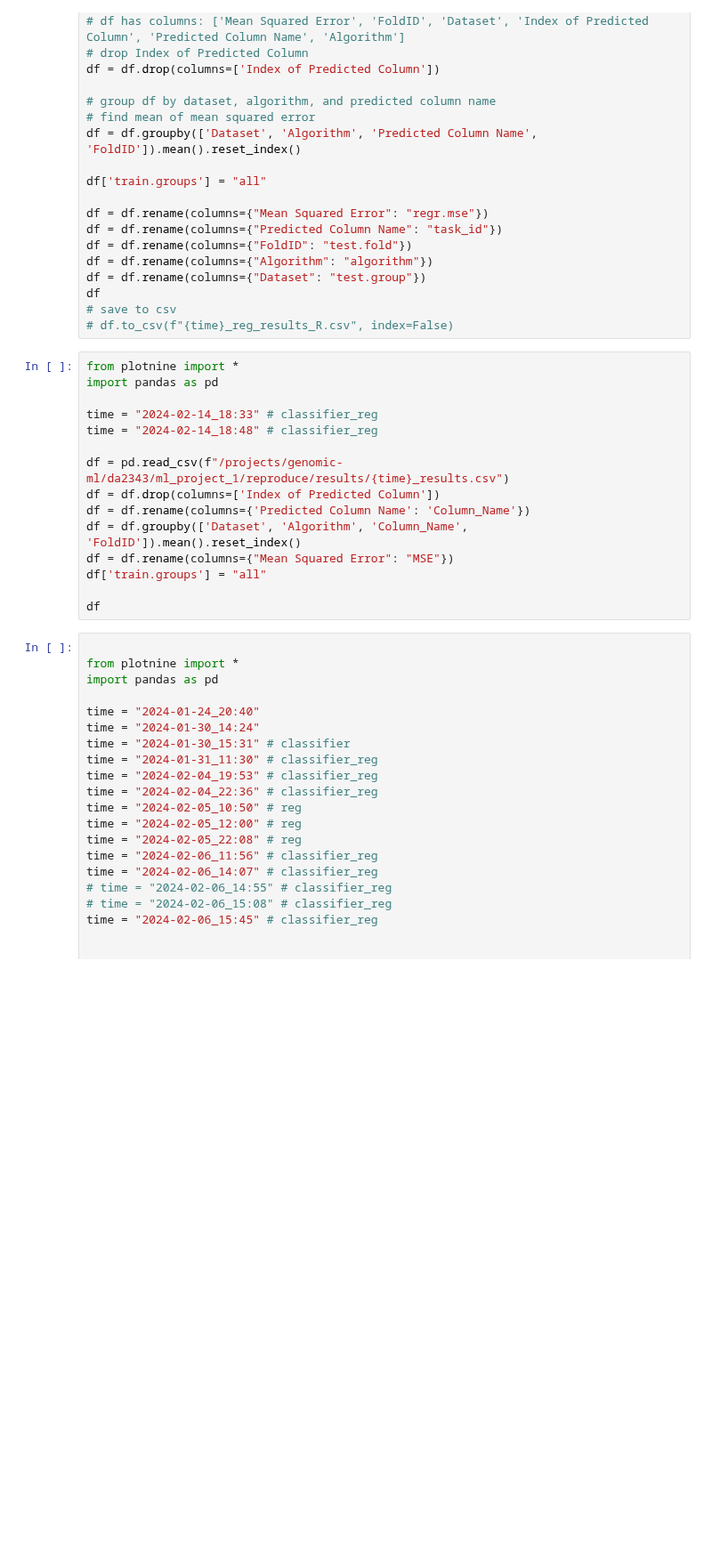
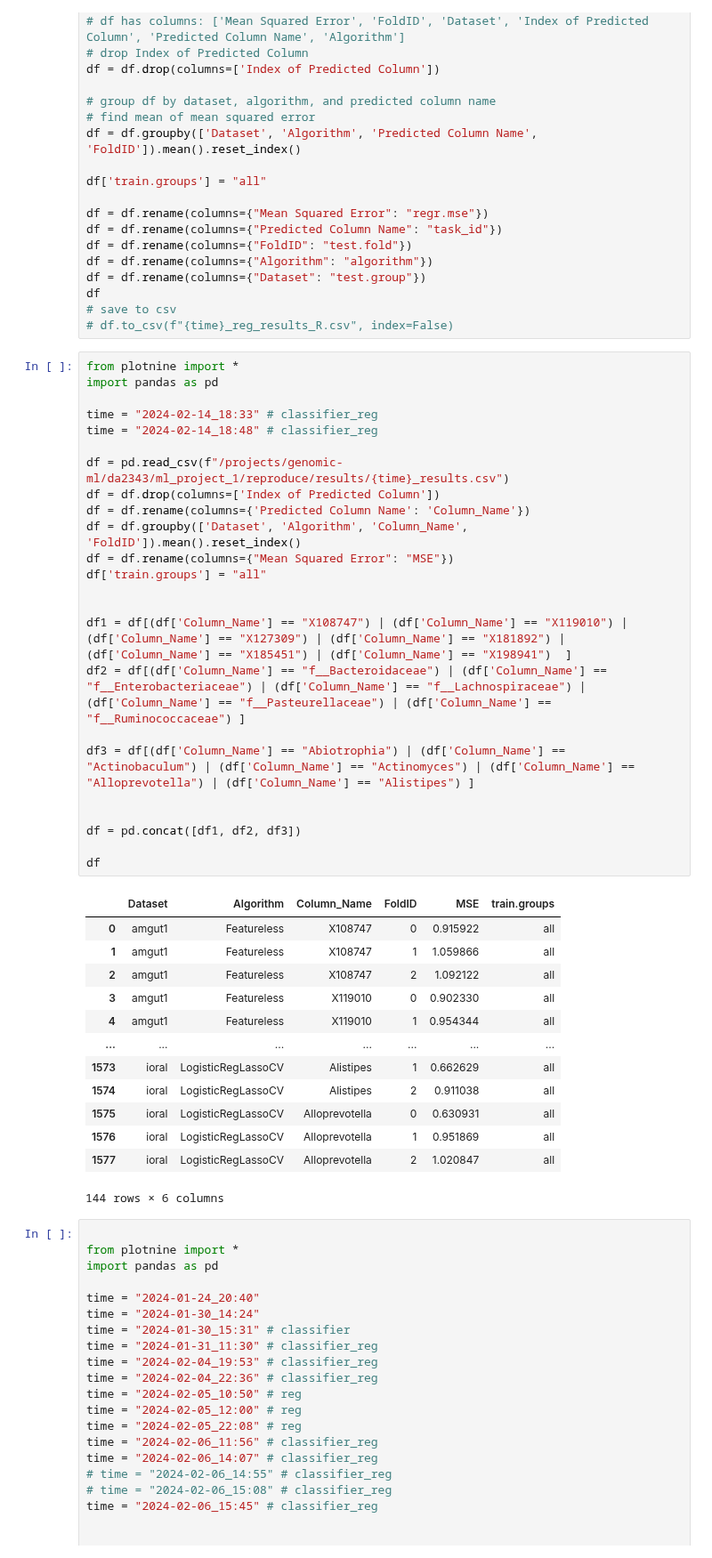
Before and after one commit to EngineerDanny/CS685-Microbe-Network-Research-Code, a Jupyter notebook: reproduce/results/plot_results.ipynb, the cells around one changed output. Shown at 89% size. Drawn from its saved outputs; the diff is of its cells as text; blank space fills up the shorter version.

```diff
--- a/reproduce/results/plot_results.ipynb
+++ b/reproduce/results/plot_results.ipynb
@@ -40,18 +40,41 @@ df
 # %%
 from plotnine import *
 import pandas as pd
 
 time = "2024-02-14_18:33" # classifier_reg
 time = "2024-02-14_18:48" # classifier_reg
 
 df = pd.read_csv(f"/projects/genomic-ml/da2343/ml_project_1/reproduce/results/{time}_results.csv")
 df = df.drop(columns=['Index of Predicted Column'])
 df = df.rename(columns={'Predicted Column Name': 'Column_Name'})
 df = df.groupby(['Dataset', 'Algorithm', 'Column_Name', 'FoldID']).mean().reset_index()
 df = df.rename(columns={"Mean Squared Error": "MSE"})
 df['train.groups'] = "all"
 
+
+df1 = df[(df['Column_Name'] == "X108747") | (df['Column_Name'] == "X119010") | (df['Column_Name'] == "X127309") | (df['Column_Name'] == "X181892") | (df['Column_Name'] == "X185451") | (df['Column_Name'] == "X198941")  ]
+df2 = df[(df['Column_Name'] == "f__Bacteroidaceae") | (df['Column_Name'] == "f__Enterobacteriaceae") | (df['Column_Name'] == "f__Lachnospiraceae") | (df['Column_Name'] == "f__Pasteurellaceae") | (df['Column_Name'] == "f__Ruminococcaceae") ]
+
+df3 = df[(df['Column_Name'] == "Abiotrophia") | (df['Column_Name'] == "Actinobaculum") | (df['Column_Name'] == "Actinomyces") | (df['Column_Name'] == "Alloprevotella") | (df['Column_Name'] == "Alistipes") ]
+
+
+df = pd.concat([df1, df2, df3])
+
 df
+# %% [output]
+|  | Dataset | Algorithm | Column_Name | FoldID | MSE | train.groups |
+| 0 | amgut1 | Featureless | X108747 | 0 | 0.915922 | all |
+| 1 | amgut1 | Featureless | X108747 | 1 | 1.059866 | all |
+| 2 | amgut1 | Featureless | X108747 | 2 | 1.092122 | all |
+| 3 | amgut1 | Featureless | X119010 | 0 | 0.902330 | all |
+| 4 | amgut1 | Featureless | X119010 | 1 | 0.954344 | all |
+| ... | ... | ... | ... | ... | ... | ... |
+| 1573 | ioral | LogisticRegLassoCV | Alistipes | 1 | 0.662629 | all |
+| 1574 | ioral | LogisticRegLassoCV | Alistipes | 2 | 0.911038 | all |
+| 1575 | ioral | LogisticRegLassoCV | Alloprevotella | 0 | 0.630931 | all |
+| 1576 | ioral | LogisticRegLassoCV | Alloprevotella | 1 | 0.951869 | all |
+| 1577 | ioral | LogisticRegLassoCV | Alloprevotella | 2 | 1.020847 | all |
+144 rows × 6 columns
 # %%
 
 from plotnine import *
```
Also changed, not shown: parts of 1 cell of this notebook, 6 other files.
